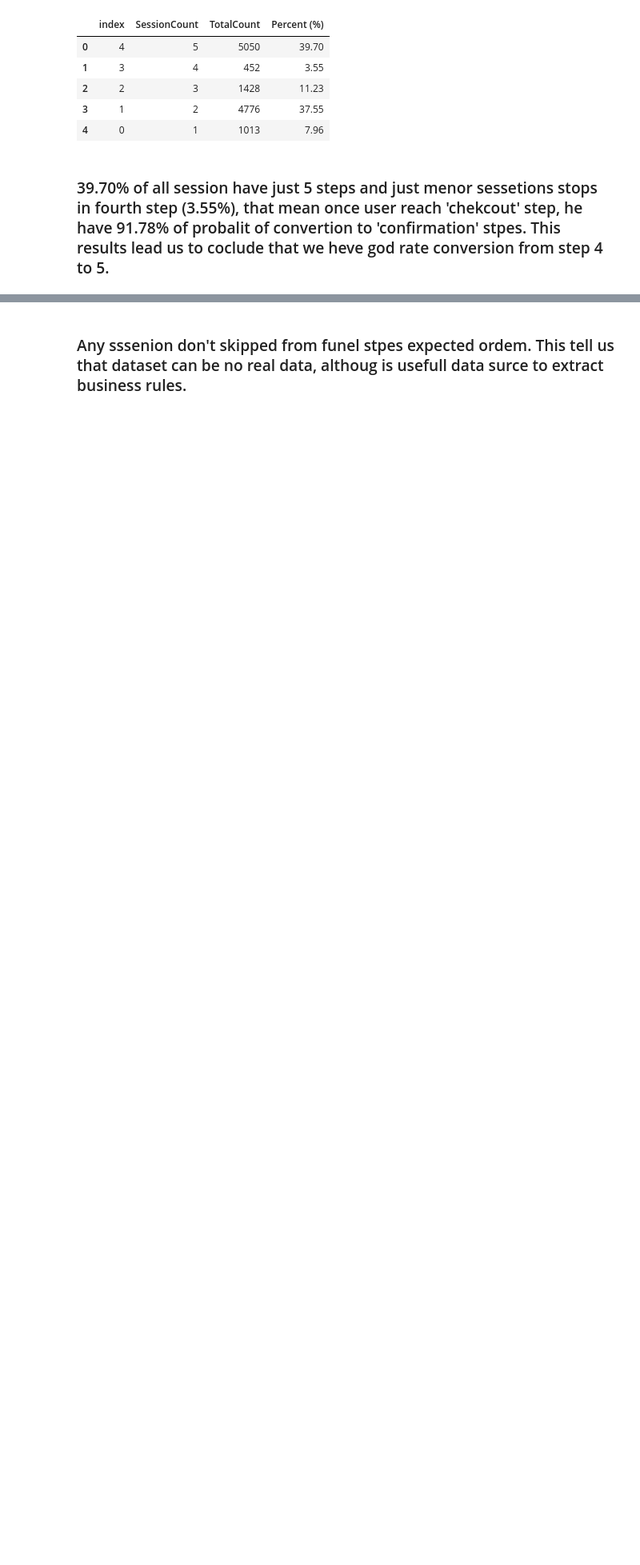
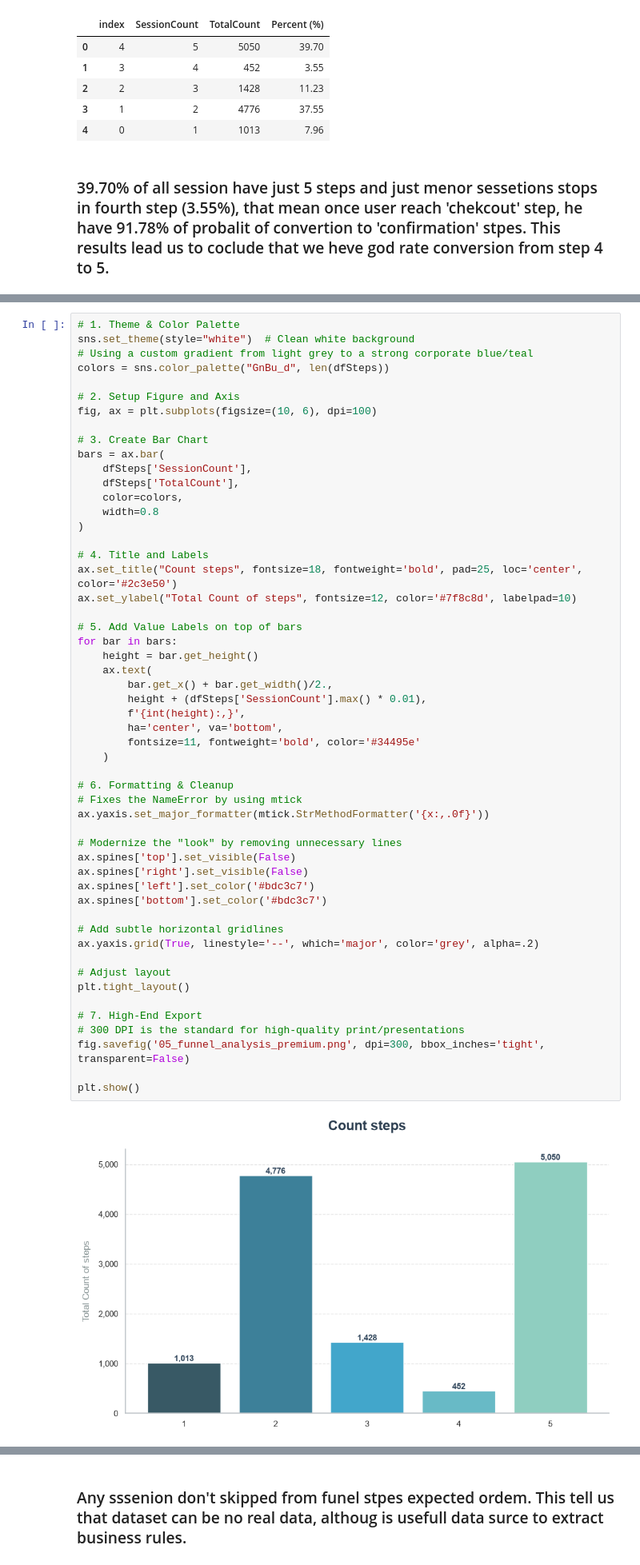
Before and after one commit to RondinellyOliveira/Funnel-Drop, a Jupyter notebook: Funnel_drop_analysis.ipynb, the cells around one changed output, grey strips where cells are left out. Shown: that part at 80% size. Saved outputs shown, nothing was run; the diff lists cells and outputs as text; blank space fills up the shorter version.

```diff
--- a/Funnel_drop_analysis.ipynb
+++ b/Funnel_drop_analysis.ipynb
@@ -260,0 +213,55 @@ Name: count, dtype: int64
+# %%
+# 1. Theme & Color Palette
+sns.set_theme(style="white")  # Clean white background
+# Using a custom gradient from light grey to a strong corporate blue/teal
+colors = sns.color_palette("GnBu_d", len(dfSteps))
+
+# 2. Setup Figure and Axis
+fig, ax = plt.subplots(figsize=(10, 6), dpi=100)
+
+# 3. Create Bar Chart
+bars = ax.bar(
+    dfSteps['SessionCount'],
+    dfSteps['TotalCount'],
+    color=colors,
+    width=0.8
+)
+
+# 4. Title and Labels
+ax.set_title("Count steps", fontsize=18, fontweight='bold', pad=25, loc='center', color='#2c3e50')
+ax.set_ylabel("Total Count of steps", fontsize=12, color='#7f8c8d', labelpad=10)
+
+# 5. Add Value Labels on top of bars
+for bar in bars:
+    height = bar.get_height()
+    ax.text(
+        bar.get_x() + bar.get_width()/2.,
+        height + (dfSteps['SessionCount'].max() * 0.01),
+        f'{int(height):,}',
+        ha='center', va='bottom',
+        fontsize=11, fontweight='bold', color='#34495e'
+    )
+
+# 6. Formatting & Cleanup
+# Fixes the NameError by using mtick
+ax.yaxis.set_major_formatter(mtick.StrMethodFormatter('{x:,.0f}'))
+
+# Modernize the "look" by removing unnecessary lines
+ax.spines['top'].set_visible(False)
+ax.spines['right'].set_visible(False)
+ax.spines['left'].set_color('#bdc3c7')
+ax.spines['bottom'].set_color('#bdc3c7')
+
+# Add subtle horizontal gridlines
+ax.yaxis.grid(True, linestyle='--', which='major', color='grey', alpha=.2)
+
+# Adjust layout
+plt.tight_layout()
+
+# 7. High-End Export
+# 300 DPI is the standard for high-quality print/presentations
+fig.savefig('05_funnel_analysis_premium.png', dpi=300, bbox_inches='tight', transparent=False)
+
+plt.show()
+# %% [output]
+[figure, added]
```
Also changed, not shown: parts of 3 cells of this notebook.
